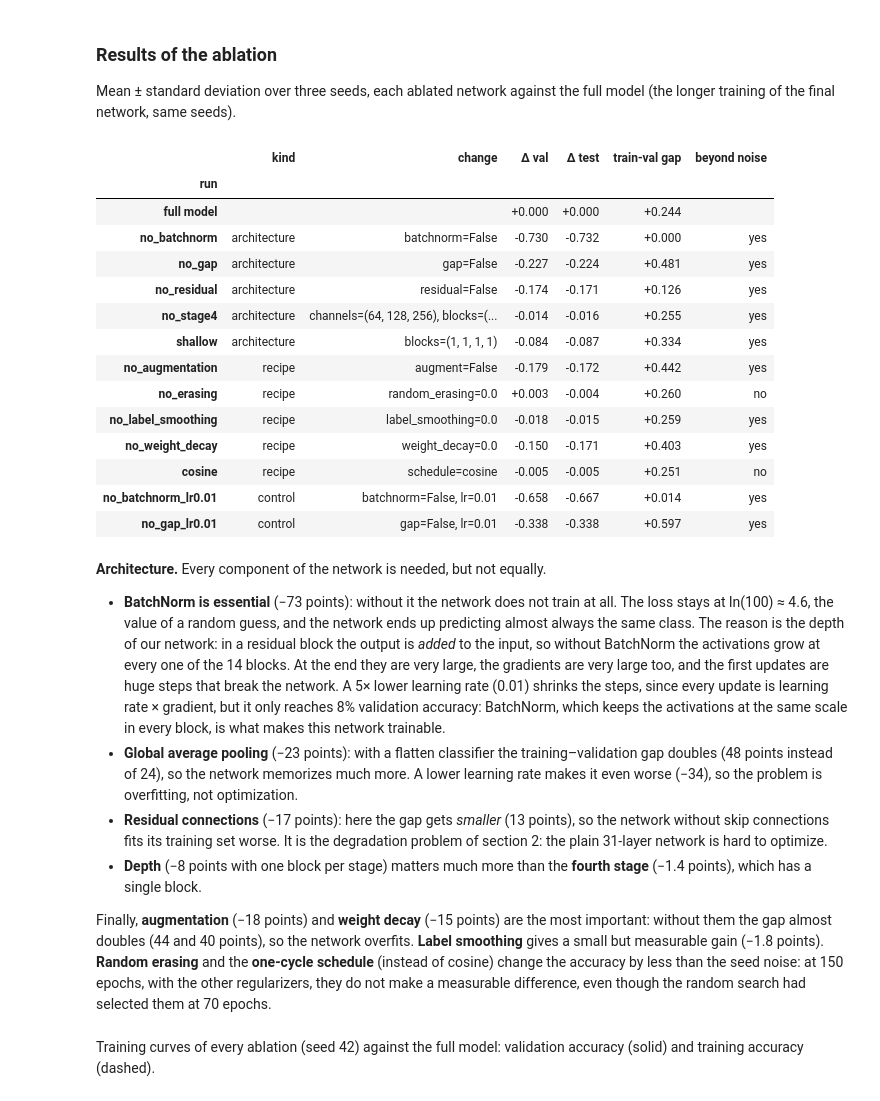
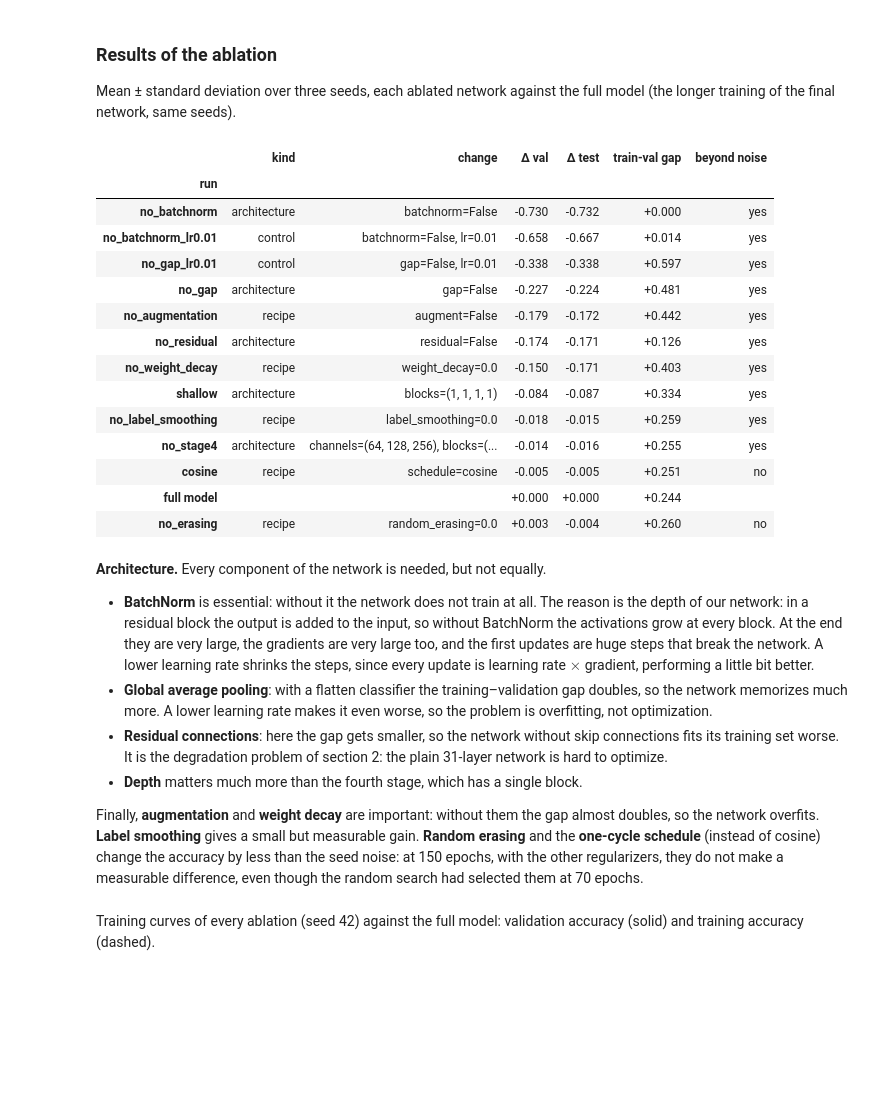
Before and after one commit to jortikcode/100planes-X-IPCV, a Jupyter notebook: code/submission_clean.ipynb, the cells around one changed output. Drawn from its saved outputs; the diff is of its cells as text; code cells hidden in the pictures; blank space fills up the shorter version.

```diff
--- a/code/submission_clean.ipynb
+++ b/code/submission_clean.ipynb
@@ -1375,56 +1380,57 @@ def ablation_table():
                          val_mean=ok.val.mean(), val_std=ok.val.std(), test_mean=ok.test.mean(), test_std=ok.test.std(),
                          train=ok.train.mean(), gap=np.nanmean([r["final_train_acc"] - r["final_val_acc"] for r in t.run])))
     table = pd.DataFrame(rows).set_index("run")
     full = table.loc["full model"]
     table["d_val"], table["d_test"] = table.val_mean - full.val_mean, table.test_mean - full.test_mean
     noise = np.fmax(table.val_std, full.val_std)  # the larger standard deviation of the two
     table["beyond_noise"] = np.where(full.val_mean - table.val_mean > noise, "yes", "no")
     table.loc["full model", "beyond_noise"] = ""
+
     return table
 
 
 # the columns shown in the table, and their names
 ABLATION_COLUMNS = {"kind": "kind", "change": "change", "d_val": "Δ val", "d_test": "Δ test", "gap": "train-val gap",
                     "beyond_noise": "beyond noise"}
 
 
 def style_ablation(table):
-    return (table[list(ABLATION_COLUMNS)].rename(columns=ABLATION_COLUMNS)
+    return (table.sort_values("d_val", ascending=True)[list(ABLATION_COLUMNS)].rename(columns=ABLATION_COLUMNS)
             .style.format({"Δ val": "{:+.3f}", "Δ test": "{:+.3f}", "train-val gap": "{:+.3f}"}, na_rep="-")
             .background_gradient(subset=["Δ val", "Δ test"], cmap="RdYlGn", vmin=-0.4, vmax=0.4)
             .set_properties(subset=pd.IndexSlice["full model", :], **{"font-weight": "bold"}))
 
 
 ablation = ablation_table() if len(long_runs(FINAL_NET)) else None
 if ablation is None:
     print("no ablation run yet: run the cell above")
 else:
     display(style_ablation(ablation))
 # %% [output]
 |  | kind | change | Δ val | Δ test | train-val gap | beyond noise |
 | run |  |  |  |  |  |  |
-| full model |  |  | +0.000 | +0.000 | +0.244 |  |
 | no_batchnorm | architecture | batchnorm=False | -0.730 | -0.732 | +0.000 | yes |
-| no_gap | architecture | gap=False | -0.227 | -0.224 | +0.481 | yes |
-| no_residual | architecture | residual=False | -0.174 | -0.171 | +0.126 | yes |
-| no_stage4 | architecture | channels=(64, 128, 256), blocks=(... | -0.014 | -0.016 | +0.255 | yes |
-| shallow | architecture | blocks=(1, 1, 1, 1) | -0.084 | -0.087 | +0.334 | yes |
-| no_augmentation | recipe | augment=False | -0.179 | -0.172 | +0.442 | yes |
-| no_erasing | recipe | random_erasing=0.0 | +0.003 | -0.004 | +0.260 | no |
-| no_label_smoothing | recipe | label_smoothing=0.0 | -0.018 | -0.015 | +0.259 | yes |
-| no_weight_decay | recipe | weight_decay=0.0 | -0.150 | -0.171 | +0.403 | yes |
-| cosine | recipe | schedule=cosine | -0.005 | -0.005 | +0.251 | no |
 | no_batchnorm_lr0.01 | control | batchnorm=False, lr=0.01 | -0.658 | -0.667 | +0.014 | yes |
 | no_gap_lr0.01 | control | gap=False, lr=0.01 | -0.338 | -0.338 | +0.597 | yes |
+| no_gap | architecture | gap=False | -0.227 | -0.224 | +0.481 | yes |
+| no_augmentation | recipe | augment=False | -0.179 | -0.172 | +0.442 | yes |
+| no_residual | architecture | residual=False | -0.174 | -0.171 | +0.126 | yes |
+| no_weight_decay | recipe | weight_decay=0.0 | -0.150 | -0.171 | +0.403 | yes |
+| shallow | architecture | blocks=(1, 1, 1, 1) | -0.084 | -0.087 | +0.334 | yes |
+| no_label_smoothing | recipe | label_smoothing=0.0 | -0.018 | -0.015 | +0.259 | yes |
+| no_stage4 | architecture | channels=(64, 128, 256), blocks=(... | -0.014 | -0.016 | +0.255 | yes |
+| cosine | recipe | schedule=cosine | -0.005 | -0.005 | +0.251 | no |
+| full model |  |  | +0.000 | +0.000 | +0.244 |  |
+| no_erasing | recipe | random_erasing=0.0 | +0.003 | -0.004 | +0.260 | no |
 # %% [markdown]
 **Architecture.** Every component of the network is needed, but not equally.
 
-- **BatchNorm is essential** (−73 points): without it the network does not train at all. The loss stays at ln(100) ≈ 4.6, the value of a random guess, and the network ends up predicting almost always the same class. The reason is the depth of our network: in a residual block the output is *added* to the input, so without BatchNorm the activations grow at every one of the 14 blocks. At the end they are very large, the gradients are very large too, and the first updates are huge steps that break the network. A 5× lower learning rate (0.01) shrinks the steps, since every update is learning rate × gradient, but it only reaches 8% validation accuracy: BatchNorm, which keeps the activations at the same scale in every block, is what makes this network trainable.
-- **Global average pooling** (−23 points): with a flatten classifier the training–validation gap doubles (48 points instead of 24), so the network memorizes much more. A lower learning rate makes it even worse (−34), so the problem is overfitting, not optimization.
-- **Residual connections** (−17 points): here the gap gets *smaller* (13 points), so the network without skip connections fits its training set worse. It is the degradation problem of section 2: the plain 31-layer network is hard to optimize.
-- **Depth** (−8 points with one block per stage) matters much more than the **fourth stage** (−1.4 points), which has a single block.
+- **BatchNorm** is essential: without it the network does not train at all. The reason is the depth of our network: in a residual block the output is added to the input, so without BatchNorm the activations grow at every block. At the end they are very large, the gradients are very large too, and the first updates are huge steps that break the network. A lower learning rate shrinks the steps, since every update is learning rate $\times$ gradient, performing a little bit better.
+- **Global average pooling**: with a flatten classifier the training–validation gap doubles, so the network memorizes much more. A lower learning rate makes it even worse, so the problem is overfitting, not optimization.
+- **Residual connections**: here the gap gets smaller, so the network without skip connections fits its training set worse. It is the degradation problem of section 2: the plain 31-layer network is hard to optimize.
+- **Depth** matters much more than the fourth stage, which has a single block.
 
-Finally, **augmentation** (−18 points) and **weight decay** (−15 points) are the most important: without them the gap almost doubles (44 and 40 points), so the network overfits. **Label smoothing** gives a small but measurable gain (−1.8 points). **Random erasing** and the **one-cycle schedule** (instead of cosine) change the accuracy by less than the seed noise: at 150 epochs, with the other regularizers, they do not make a measurable difference, even though the random search had selected them at 70 epochs.
+Finally, **augmentation** and **weight decay** are important: without them the gap almost doubles, so the network overfits. **Label smoothing** gives a small but measurable gain. **Random erasing** and the **one-cycle schedule** (instead of cosine) change the accuracy by less than the seed noise: at 150 epochs, with the other regularizers, they do not make a measurable difference, even though the random search had selected them at 70 epochs.
 # %% [markdown]
 Training curves of every ablation (seed 42) against the full model: validation accuracy (solid) and training accuracy
 (dashed).
```
Also changed, not shown: parts of 3 cells of this notebook, 1 other file.
